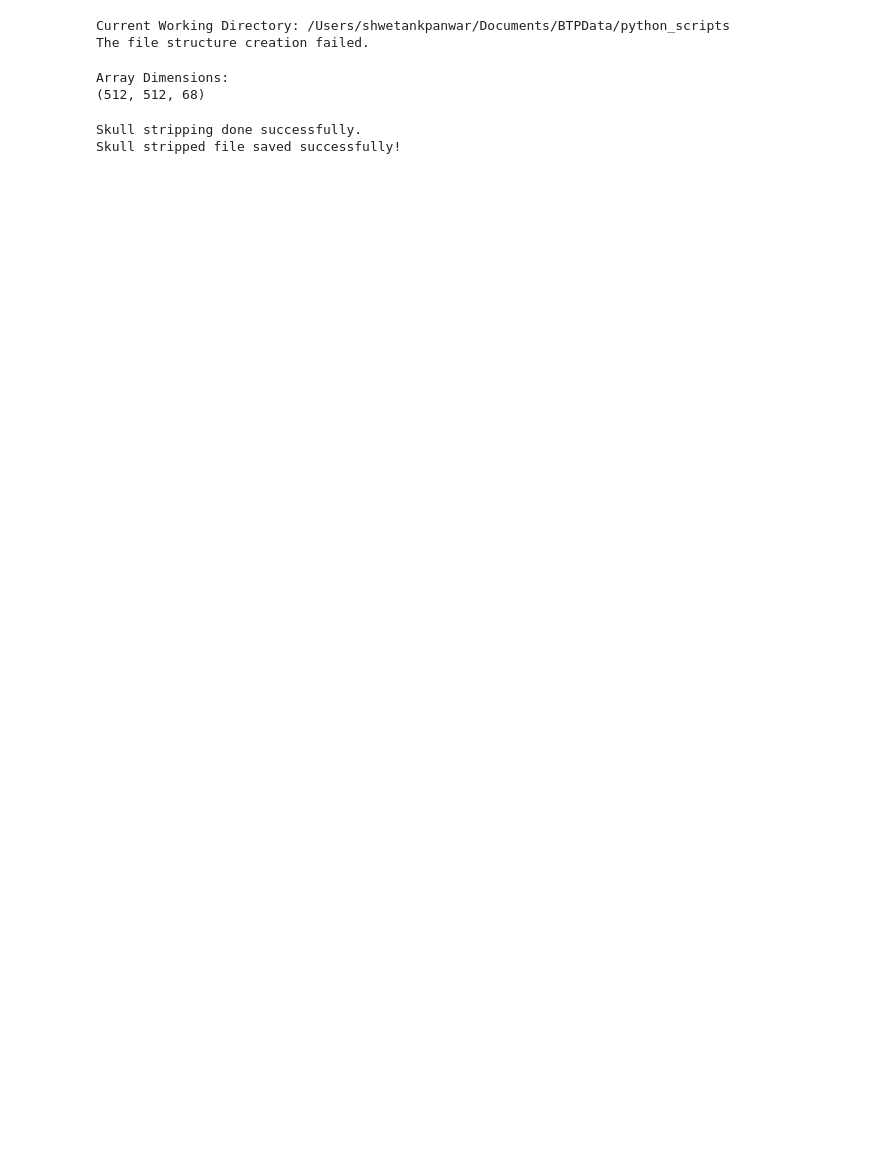
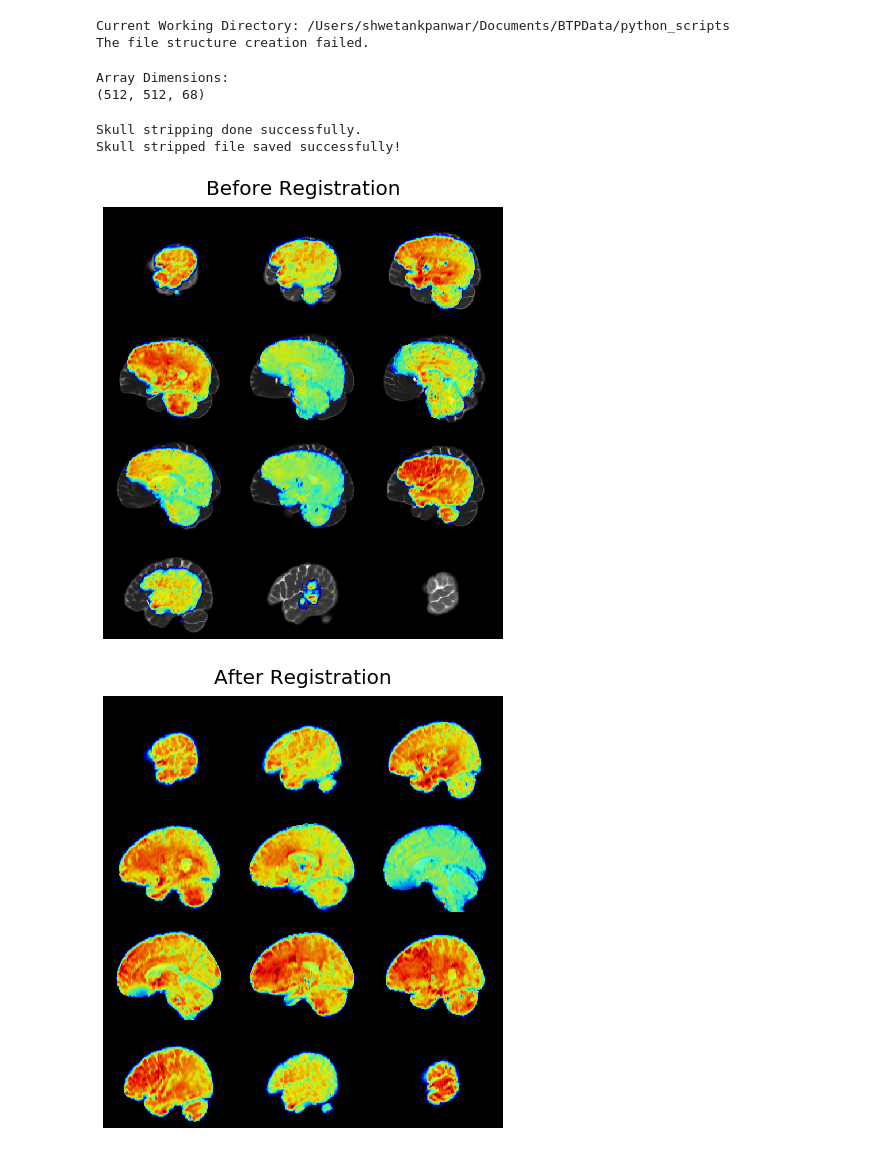
Before and after one commit to ZAKAUDD/pfca, a Jupyter notebook: processing_algorithm.ipynb, the cells around one changed output. Drawn from its saved outputs; the diff is of its cells as text; code cells hidden in the pictures; blank space fills up the shorter version.

```diff
--- a/processing_algorithm.ipynb
+++ b/processing_algorithm.ipynb
@@ -116,4 +117,5 @@ skull_stripping(path_nifti, patient)
 Skull stripping done successfully.
 Skull stripped file saved successfully!
 # %%
-p2 = nb.load(path_nifti + patient + '_unskulled_anat.nii').get_fdata()
+#p2 = nb.load(nifti_dir + patient + '_unskulled_anat.nii').get_fdata()
+p2 = ants.image_read(nifti_dir + patient + '_unskulled_anat.nii')
@@ -119,0 +129,16 @@ p2 = nb.load(path_nifti + patient + '_unskulled_anat.nii').get_fdata()
+# %%
+#Non rigid registration of the patient brain to mni space
+def mni_template_registration(cur_path, patient_image):
+    fixed = ants.image_read(cur_path + '/datasets/mni_t2_template.nii')
+    moving = patient_image
+    fixed.plot(overlay = moving, title = 'Before Registration')
+    mytx = ants.registration(fixed=fixed , moving=moving, type_of_transform='SyN')
+    warped_moving = mytx['warpedmovout']
+    fixed.plot(overlay=warped_moving,
+               title='After Registration')
+    return warped_moving
+# %%
+p2_mni = mni_template_registration(cur_path, p2)
+# %% [output]
+[figure, added]
+[figure, added]
```
Also changed, not shown: parts of 3 cells of this notebook.
